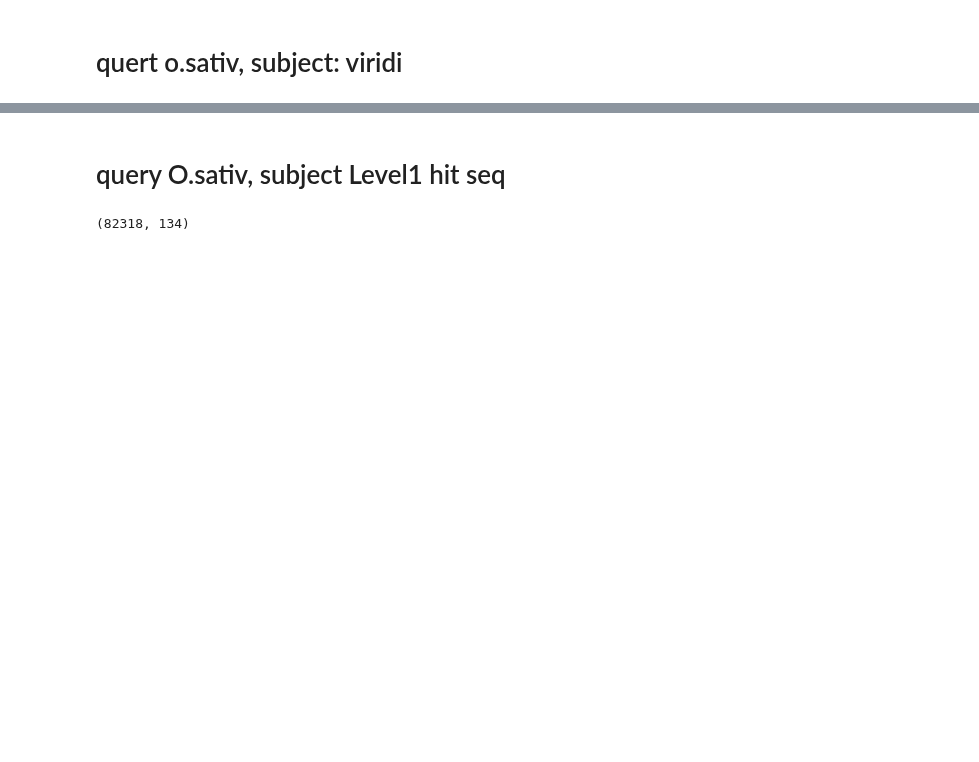
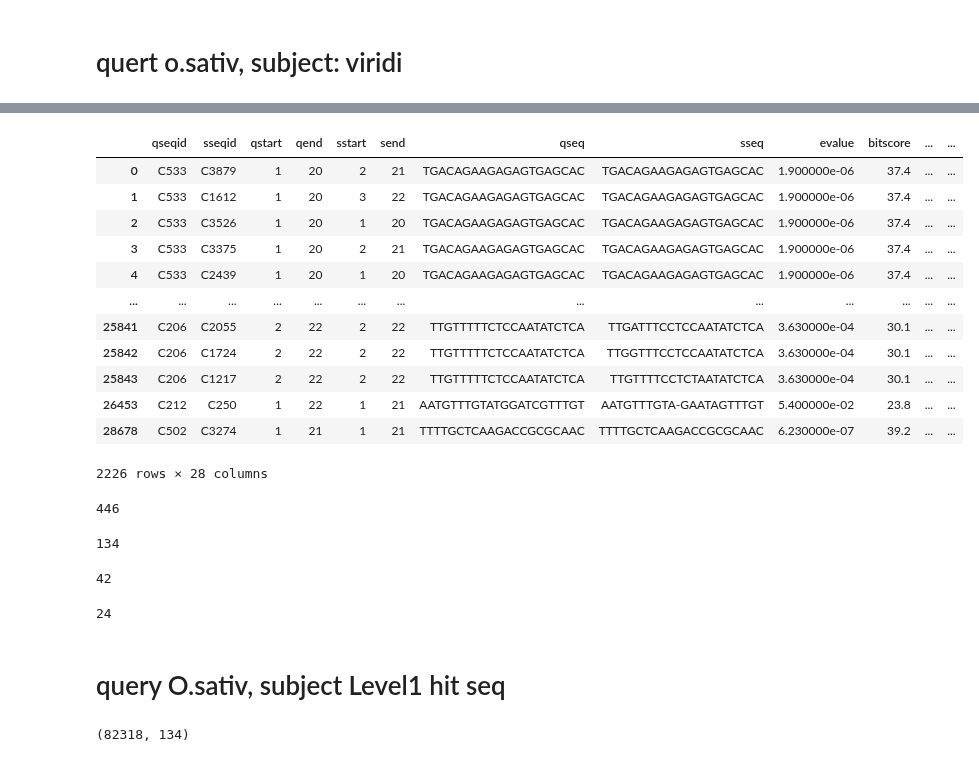
Before and after one commit to Ilia-Abolhasani/amir-p3, a Jupyter notebook: Code-Test.ipynb, the cells around one changed output, grey strips where cells are left out. Saved outputs shown, nothing was run; the diff lists cells and outputs as text; code cells hidden in the pictures; blank space fills up the shorter version.

```diff
--- a/Code-Test.ipynb
+++ b/Code-Test.ipynb
@@ -811,12 +907,10 @@ def getBlast(path):
     header = 'qseqid sseqid qstart qend sstart send qseq sseq evalue bitscore score length pident nident mismatch positive gapopen gaps ppos frames qframe sframe sstrand qcovs qcovhsp qlen slen'
     df_blastn = pd.read_csv(path, sep='\t',header=None)
     df_blastn.columns = header.replace("  "," ").split(" ")
-    df_blastn = df_blastn[df_blastn['sstrand'] == "plus"]
+    #df_blastn = df_blastn[df_blastn['sstrand'] == "plus"]
     #df_blastn = df_blastn[df_blastn["evalue"] <= 0.001]
     df_blastn['Nonconformity'] = df_blastn['qlen'] - (abs(df_blastn['qend'] - df_blastn['qstart']) + 1) + df_blastn['gaps'] + df_blastn['mismatch']
     temp = df_blastn.copy()
-    temp = temp[temp['Nonconformity'] <= 0]
-    print(f'NC:0  result: {temp["qseqid"].unique().shape}')
-    temp = df_blastn.copy()
     temp = temp[temp['Nonconformity'] <= 3]
-    print(f'NC:3  result: {temp["qseqid"].unique().shape}')
+    print(f'NC: 3 result: {temp["qseqid"].unique().shape}')
+    return temp
@@ -843,0 +969,2 @@ NC:3  result: (159,)
+# %%
+temp = getBlast(output)
@@ -843,0 +983,32 @@ NC:3  result: (159,)
+# %%
+temp
+# %% [output]
+|  | qseqid | sseqid | qstart | qend | sstart | send | qseq | sseq | evalue | bitscore | ... | ... |
+| 0 | C533 | C3879 | 1 | 20 | 2 | 21 | TGACAGAAGAGAGTGAGCAC | TGACAGAAGAGAGTGAGCAC | 1.900000e-06 | 37.4 | ... | ... |
+| 1 | C533 | C1612 | 1 | 20 | 3 | 22 | TGACAGAAGAGAGTGAGCAC | TGACAGAAGAGAGTGAGCAC | 1.900000e-06 | 37.4 | ... | ... |
+| 2 | C533 | C3526 | 1 | 20 | 1 | 20 | TGACAGAAGAGAGTGAGCAC | TGACAGAAGAGAGTGAGCAC | 1.900000e-06 | 37.4 | ... | ... |
+| 3 | C533 | C3375 | 1 | 20 | 2 | 21 | TGACAGAAGAGAGTGAGCAC | TGACAGAAGAGAGTGAGCAC | 1.900000e-06 | 37.4 | ... | ... |
+| 4 | C533 | C2439 | 1 | 20 | 1 | 20 | TGACAGAAGAGAGTGAGCAC | TGACAGAAGAGAGTGAGCAC | 1.900000e-06 | 37.4 | ... | ... |
+| ... | ... | ... | ... | ... | ... | ... | ... | ... | ... | ... | ... | ... |
+| 25841 | C206 | C2055 | 2 | 22 | 2 | 22 | TTGTTTTTCTCCAATATCTCA | TTGATTTCCTCCAATATCTCA | 3.630000e-04 | 30.1 | ... | ... |
+| 25842 | C206 | C1724 | 2 | 22 | 2 | 22 | TTGTTTTTCTCCAATATCTCA | TTGGTTTCCTCCAATATCTCA | 3.630000e-04 | 30.1 | ... | ... |
+| 25843 | C206 | C1217 | 2 | 22 | 2 | 22 | TTGTTTTTCTCCAATATCTCA | TTGTTTTCCTCTAATATCTCA | 3.630000e-04 | 30.1 | ... | ... |
+| 26453 | C212 | C250 | 1 | 22 | 1 | 21 | AATGTTTGTATGGATCGTTTGT | AATGTTTGTA-GAATAGTTTGT | 5.400000e-02 | 23.8 | ... | ... |
+| 28678 | C502 | C3274 | 1 | 21 | 1 | 21 | TTTTGCTCAAGACCGCGCAAC | TTTTGCTCAAGACCGCGCAAC | 6.230000e-07 | 39.2 | ... | ... |
+2226 rows × 28 columns
+# %%
+len(temp['qseq'].unique())
+# %% [output]
+446
+# %%
+len(temp[temp['qseq'].isin(o_sativa['data'])]['qseq'].unique())
+# %% [output]
+134
+# %%
+len(set(temp['qseq']).intersection(conf))
+# %% [output]
+42
+# %%
+len(set(temp['qseq']).intersection(not_conf))
+# %% [output]
+24
```
Also changed, not shown: parts of 26 cells of this notebook, 3 other files.
